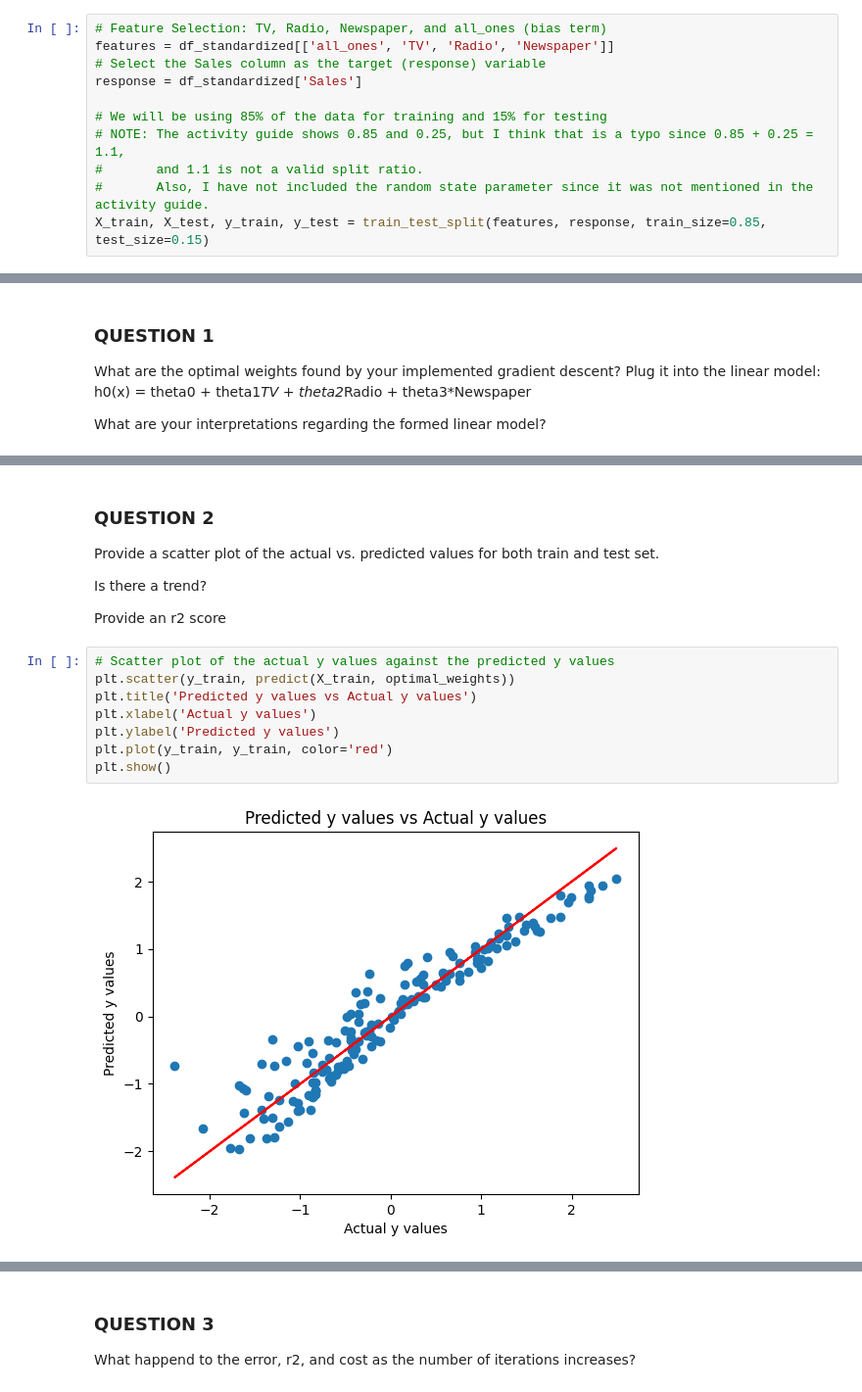
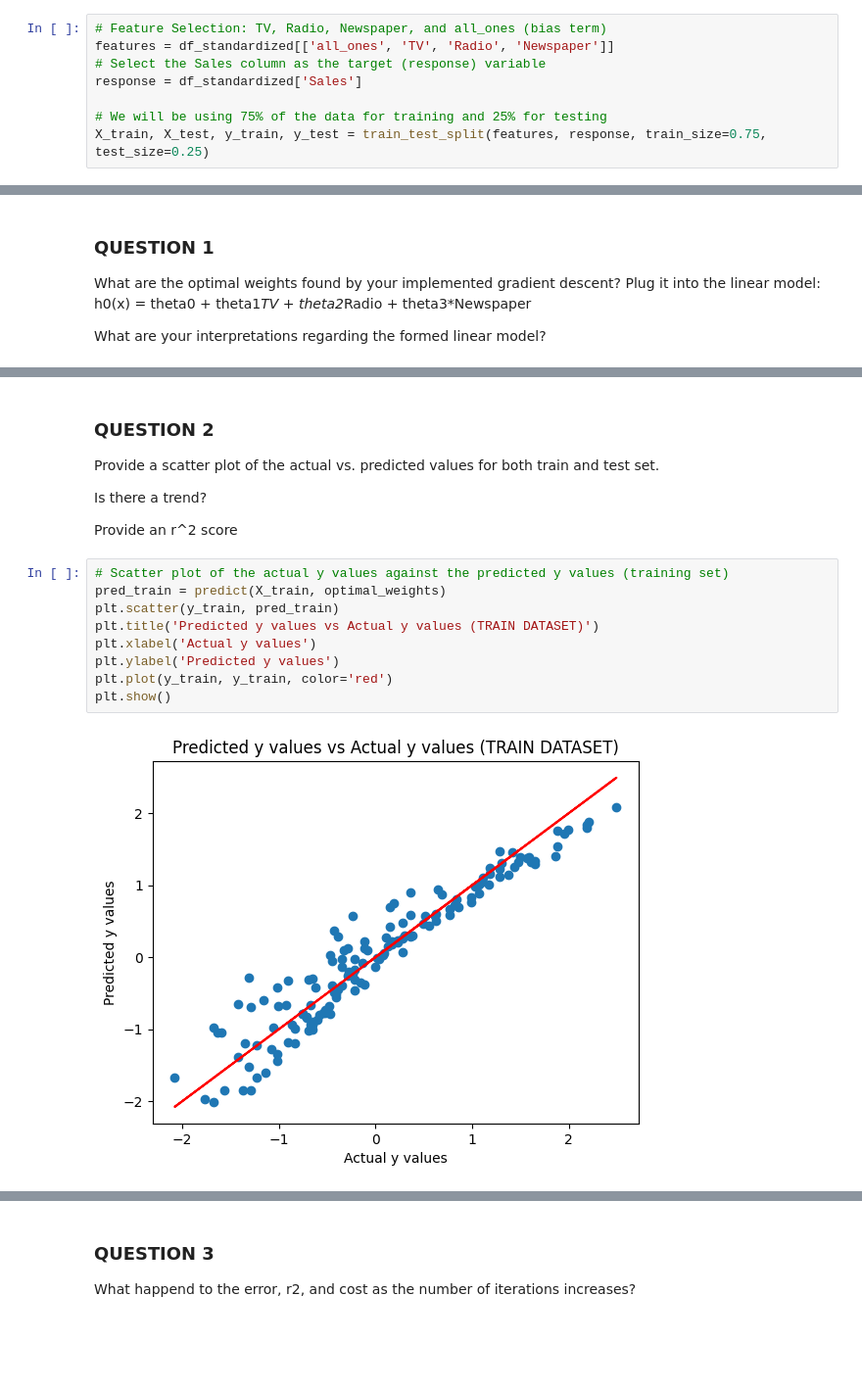
Before and after one commit to GravitonXD/OLARTE_ML, a Jupyter notebook: HW3/hw3-olarte.ipynb, the cells around one changed output, grey strips where cells are left out. Shown at 98% size. Saved outputs shown, nothing was run; the diff lists cells and outputs as text; blank space fills up the shorter version.

Commit message:
Update hw3-olarte.ipynb
Changed the train and test split to 75%:25%, respectively.

Also added additional discussions.

```diff
--- a/HW3/hw3-olarte.ipynb
+++ b/HW3/hw3-olarte.ipynb
@@ -224,11 +226,8 @@ features = df_standardized[['all_ones', 'TV', 'Radio', 'Newspaper']]
 # Select the Sales column as the target (response) variable
 response = df_standardized['Sales']
 
-# We will be using 85% of the data for training and 15% for testing
-# NOTE: The activity guide shows 0.85 and 0.25, but I think that is a typo since 0.85 + 0.25 = 1.1,
-#       and 1.1 is not a valid split ratio.
-#       Also, I have not included the random state parameter since it was not mentioned in the activity guide.
-X_train, X_test, y_train, y_test = train_test_split(features, response, train_size=0.85, test_size=0.15)
+# We will be using 75% of the data for training and 25% for testing
+X_train, X_test, y_train, y_test = train_test_split(features, response, train_size=0.75, test_size=0.25)
 # %% [markdown]
 ### STEP 5
 Fit the model on the training set.
@@ -648,15 +639,16 @@ Provide a scatter plot of the actual vs. predicted values for both train and tes
 
 Is there a trend?
 
-Provide an r2 score
+Provide an r^2 score
 # %%
-# Scatter plot of the actual y values against the predicted y values
-plt.scatter(y_train, predict(X_train, optimal_weights))
-plt.title('Predicted y values vs Actual y values')
+# Scatter plot of the actual y values against the predicted y values (training set)
+pred_train = predict(X_train, optimal_weights)
+plt.scatter(y_train, pred_train)
+plt.title('Predicted y values vs Actual y values (TRAIN DATASET)')
 plt.xlabel('Actual y values')
 plt.ylabel('Predicted y values')
 plt.plot(y_train, y_train, color='red')
 plt.show()
 # %% [output]
-[figure, old version]
+[figure, new version]
 # %% [markdown]
```
Also changed, not shown: parts of 50 cells of this notebook.
